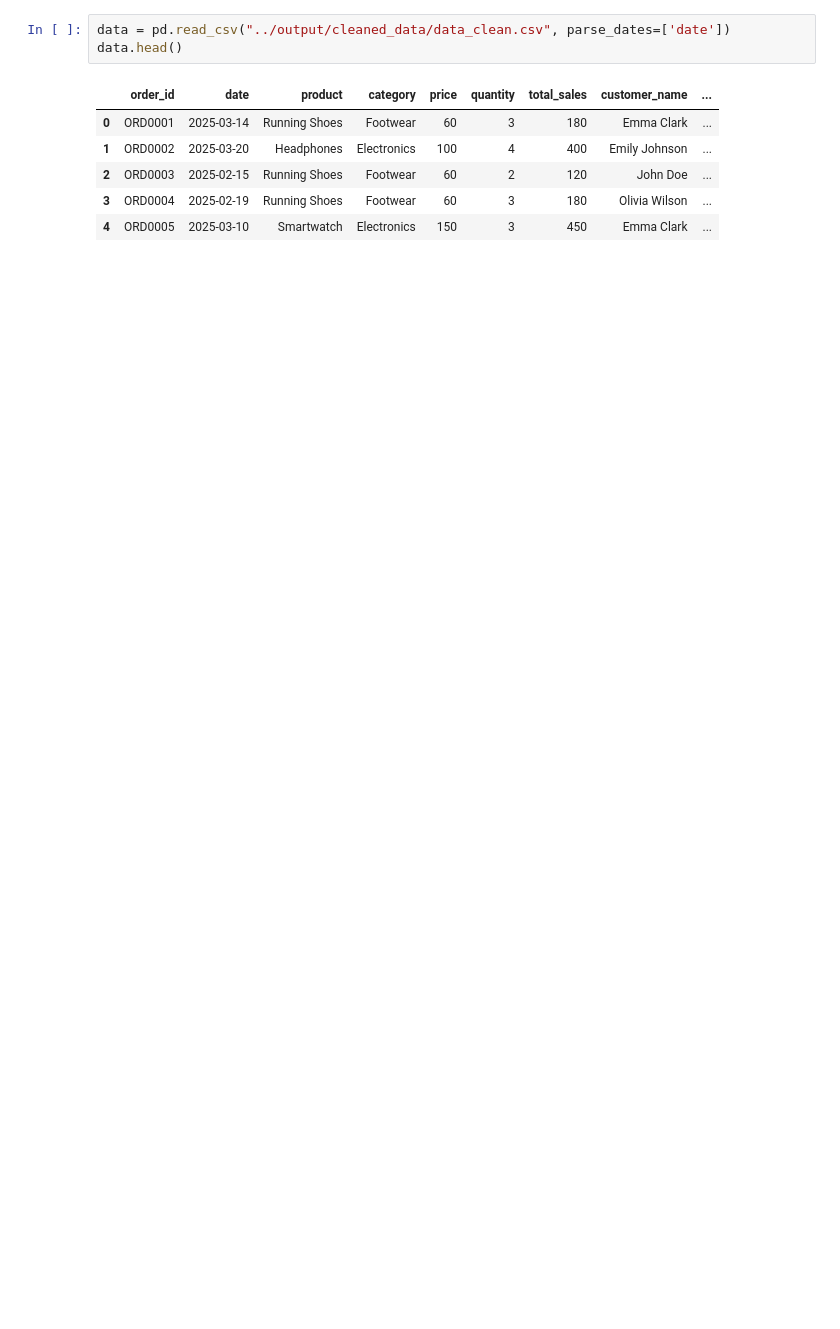
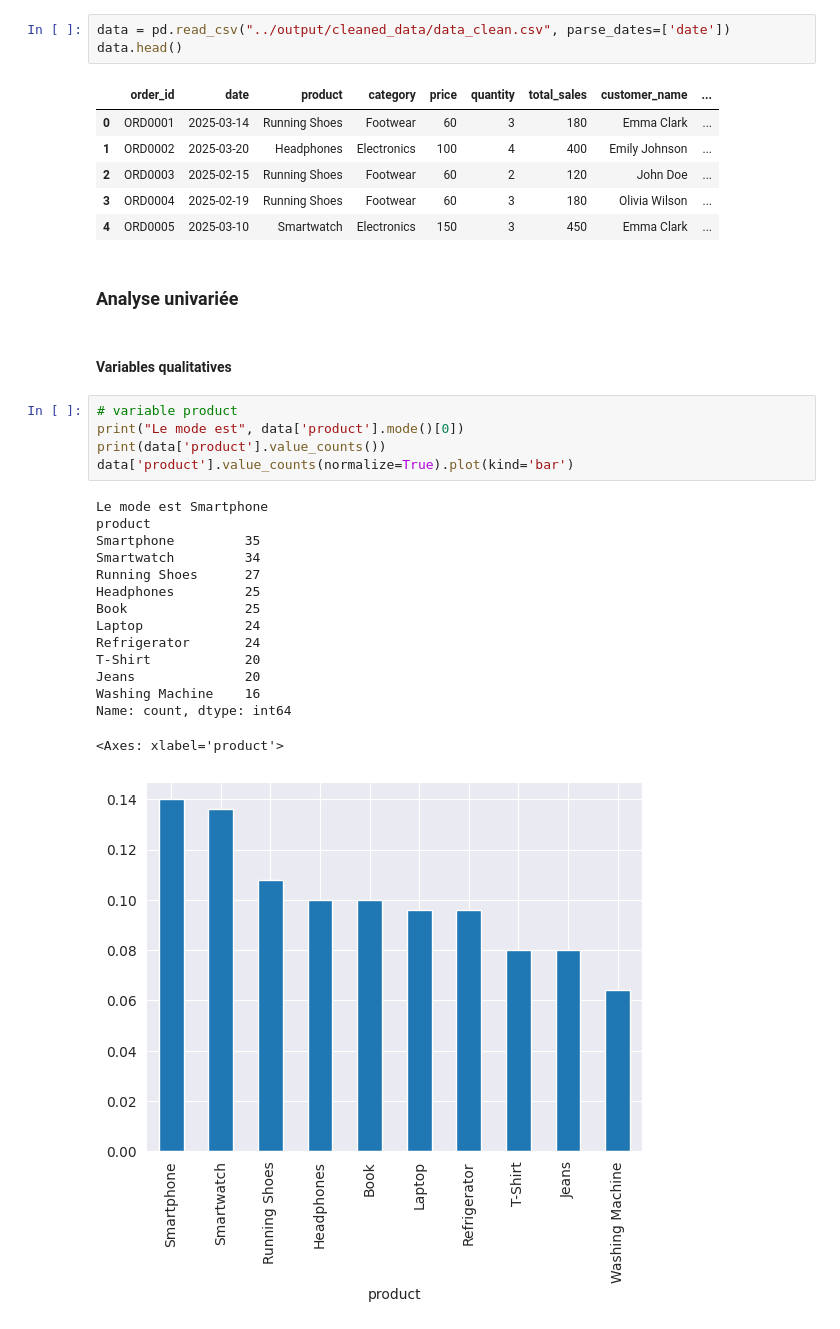
Before and after one commit to chanwinharold/Amazon_Sales, a Jupyter notebook: notebooks/02_exploratory_analysis.ipynb, the cells around one changed output. Cells and saved outputs as stored; diff of their text form; blank space fills up the shorter version.

Commit message:
analyse univariée

```diff
--- a/notebooks/02_exploratory_analysis.ipynb
+++ b/notebooks/02_exploratory_analysis.ipynb
@@ -16,3 +17,28 @@ data.head()
 | 2 | ORD0003 | 2025-02-15 | Running Shoes | Footwear | 60 | 2 | 120 | John Doe | ... |
 | 3 | ORD0004 | 2025-02-19 | Running Shoes | Footwear | 60 | 3 | 180 | Olivia Wilson | ... |
 | 4 | ORD0005 | 2025-03-10 | Smartwatch | Electronics | 150 | 3 | 450 | Emma Clark | ... |
+# %% [markdown]
+### Analyse univariée
+# %% [markdown]
+#### Variables qualitatives
+# %%
+# variable product
+print("Le mode est", data['product'].mode()[0])
+print(data['product'].value_counts())
+data['product'].value_counts(normalize=True).plot(kind='bar')
+# %% [output]
+Le mode est Smartphone
+product
+Smartphone         35
+Smartwatch         34
+Running Shoes      27
+Headphones         25
+Book               25
+Laptop             24
+Refrigerator       24
+T-Shirt            20
+Jeans              20
+Washing Machine    16
+Name: count, dtype: int64
+<Axes: xlabel='product'>
+[figure, added]
```
Also changed, not shown: parts of 17 cells of this notebook.
